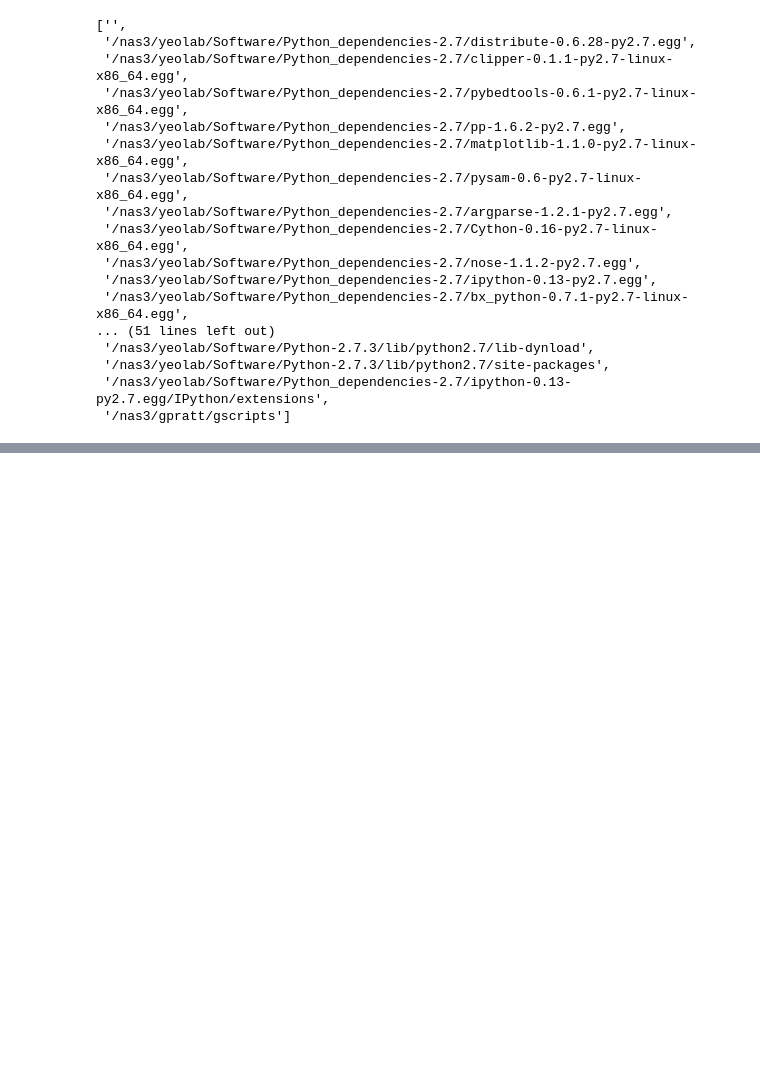
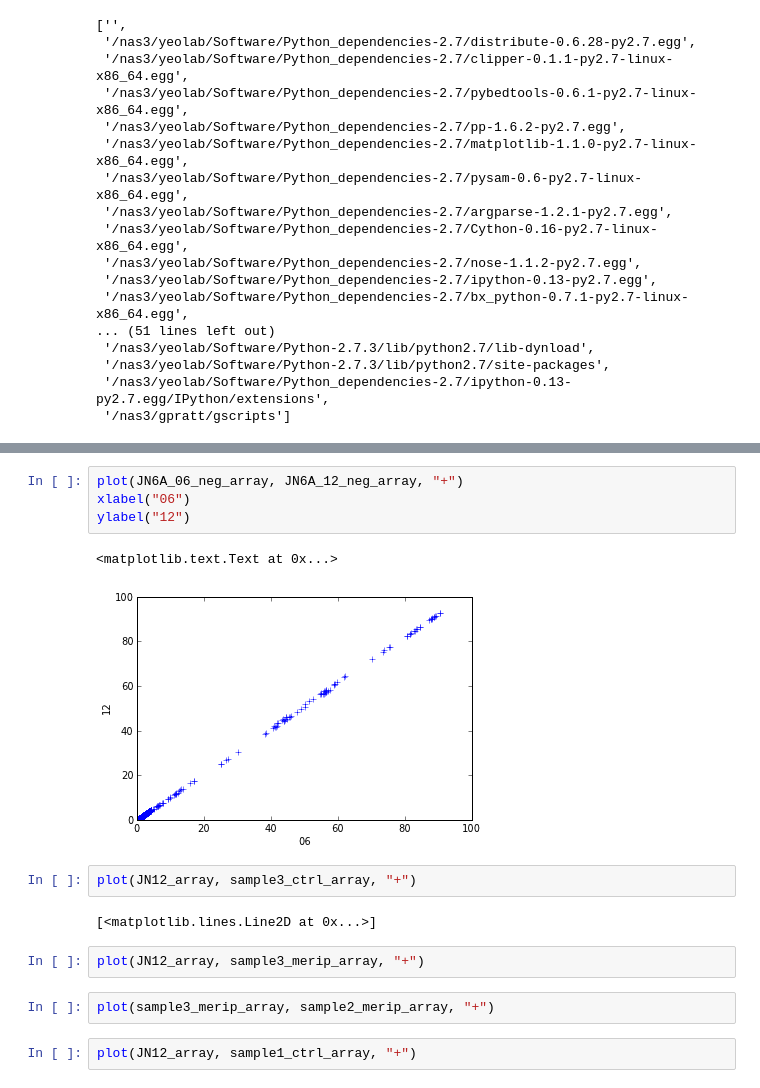
Before and after one commit to gpratt/iPython_Notebook, a Jupyter notebook: m6a_analysis.ipynb, the cells around one changed output, grey strips where cells are left out. Cells and saved outputs as stored; diff of their text form; blank space fills up the shorter version.

```diff
--- a/m6a_analysis.ipynb
+++ b/m6a_analysis.ipynb
@@ -73,0 +143,17 @@ AGO2                8.501441
+# %%
+plot(JN6A_06_neg_array, JN6A_12_neg_array, "+")
+xlabel("06")
+ylabel("12")
+# %% [output]
+<matplotlib.text.Text at 0x...>
+[figure, added]
+# %%
+plot(JN12_array, sample3_ctrl_array, "+")
+# %% [output]
+[<matplotlib.lines.Line2D at 0x...>]
+# %%
+plot(JN12_array, sample3_merip_array, "+")
+# %%
+plot(sample3_merip_array, sample2_merip_array, "+")
+# %%
+plot(JN12_array, sample1_ctrl_array, "+")
```
Also changed, not shown: parts of 7 cells of this notebook.
